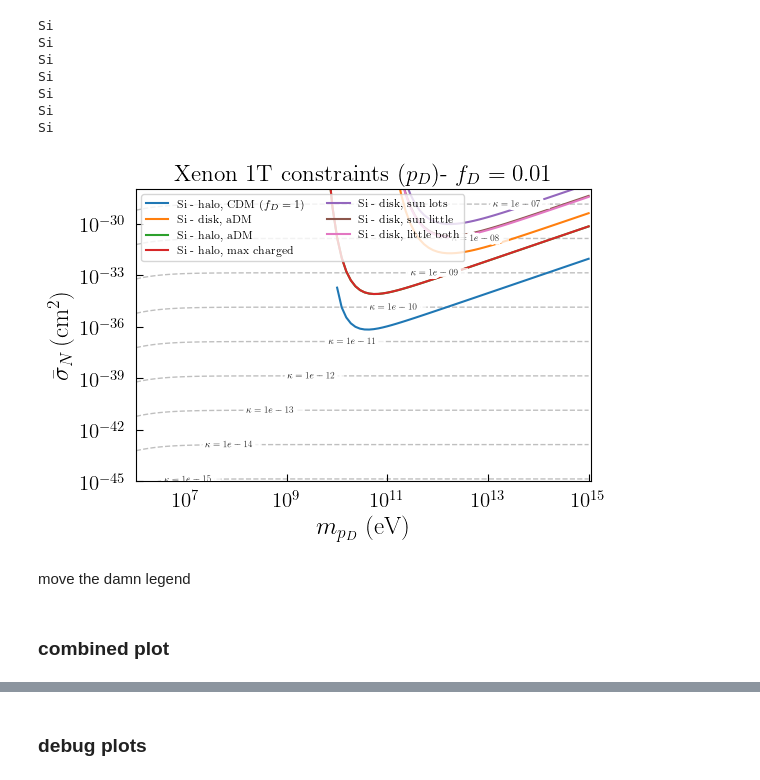
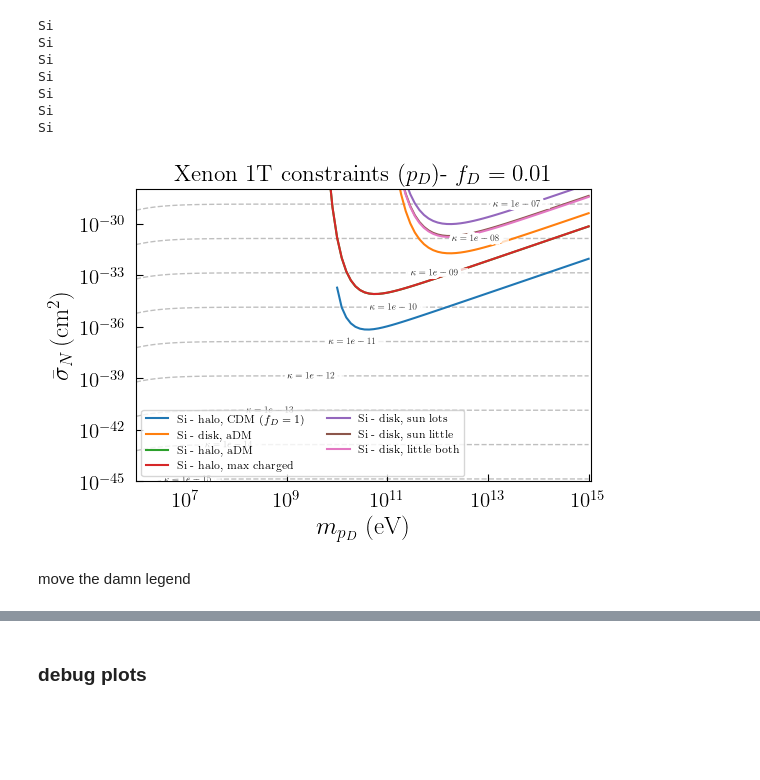
Before and after one commit to Keegan-Humphrey/darkELF-custom, a Jupyter notebook: mystuff/constraint_plots_clean.ipynb, the cells around one changed output, grey strips where cells are left out. Saved outputs shown, nothing was run; the diff lists cells and outputs as text; code cells hidden in the pictures; blank space fills up the shorter version.

Commit message:
commit before plot modifications

```diff
--- a/mystuff/constraint_plots_clean.ipynb
+++ b/mystuff/constraint_plots_clean.ipynb
@@ -40,16 +42,23 @@ def get_limit(target,mX,threshold=-1.0,method="grid",mediator="massless",kcut=0.
 # %% [markdown]
 # Plot v dists - Dark Proton - SENSEI and Xenon Limits (28/4/26)
+# %%
+
+kcut=1.2e4 # restrict phase space for massive mediator
+
+
+targetlabels=[r"Si - halo, CDM ($f_D=1$)","Si - disk, naive","Si - halo","Si - halo, max charged",r"Si - disk, $\delta \ll 1$","Si - disk, no capture","Si - disk, little both"]
+
+kept_indices = (2,1,4,5)
+therm_drops = (3,4)
+
+masslist_pD = masslist
 # %%
-masslist=np.logspace(6,15,100)
-kcut=1.2e4 # restrict phase space for massive mediator
 
 mX=1.0e8 # specify the dark matter mass (to be updated later)
 
 sqrtmrat = 1e0
 
 expSENSEI = 100.72 * 1e-3 / 365 # [kg-yr] SENSEI Snolab exposure from 2312.13342
-
-targetlabels=[r"Si - halo, CDM ($f_D=1$)","Si - disk, aDM","Si - halo, aDM","Si - halo, max charged","Si - disk, sun lots","Si - disk, sun little","Si - disk, little both"]
 
 vs_list = [{"v0kms": 220,"vesckms":500,"vekms":233,"vdist":"halo","fD":1},
             {"v0kms":sqrtmrat * 20,"vesckms": np.sqrt(43**2 + 11**2),"vekms": 30,"vdist":"disk","fD":0.01},\
@@ -60,9 +69,6 @@ vs_list = [{"v0kms": 220,"vesckms":500,"vekms":233,"vdist":"halo","fD":1},
             {"v0kms":sqrtmrat * 20,"vesckms":sqrtmrat * np.sqrt(43**2 / 2 ),"vekms":30,"vdist":"disk","fD":0.01},\
             {"v0kms":sqrtmrat * 20,"vesckms":sqrtmrat * np.sqrt(43**2 / 2 + 11**2 / 2),"vekms":30,"vdist":"disk","fD":0.01}] # all must be positive
 
-
-kept_indices = (1,2,3,4,5)
-therm_drops = (3,4)
 
 
 target_list = [darkelf(target='Si',mX=mX,filename="Si_mermin.dat",vesckms=v["vesckms"],v0kms=v["v0kms"],vekms=v["vekms"],vdist=v["vdist"],fD=v["fD"]) for v in vs_list]
@@ -384,6 +428,9 @@ colors = cmap(np.linspace(0.0,1.0,10))
 
 for i in range(len(lim_sigmae)):
     axs.plot(masslist,lim_sigmae[i],label=targetlabels[i],color=colors[i])
+
+# for i in range(len(lim_sigmae)):
+#     axs.plot(masslist,lim_sigmaN[i],label=targetlabels[i],color=colors[i])
 
 
 axs.set_xscale("log")
@@ -499,38 +546,36 @@ labelLines(
 
 # ------------------------------------------------------------------
 # Main legend only for experimental / target curves
 # ------------------------------------------------------------------
 
 handles, labels = axs.get_legend_handles_labels()
 
 # keep only the original target curves in the legend
 main_handles = handles[:len(lim_massless_nuc)]
 main_labels = labels[:len(lim_massless_nuc)]
 
 
 axs.legend(
     main_handles,
     main_labels,
     ncol=2,
     fontsize=8,
-    loc="upper left"
+    loc="lower left"
 )
 
 
 
 fig.tight_layout()
 fig.subplots_adjust(wspace = 0.3)
 
 
 props = dict(facecolor='white', alpha=0.9, edgecolor='white',boxstyle="square,pad=0.02")
 lines = axs.get_lines()
 # labelLines(lines,fontsize=9,xvals=[4,1e2,20,8,1.5,10,100,10],zorder=2.5,
         #    ha='center',va='center',align=True,bbox=props)
 # %% [output]
-[figure, old version]
+[figure, new version]
 # %% [markdown]
 move the damn legend
-# %% [markdown]
-### combined plot
 # %%
 smaller = [min(a, b) for a, b in zip(list1, list2)]
```
Also changed, not shown: parts of 51 cells of this notebook, 9 other files.
